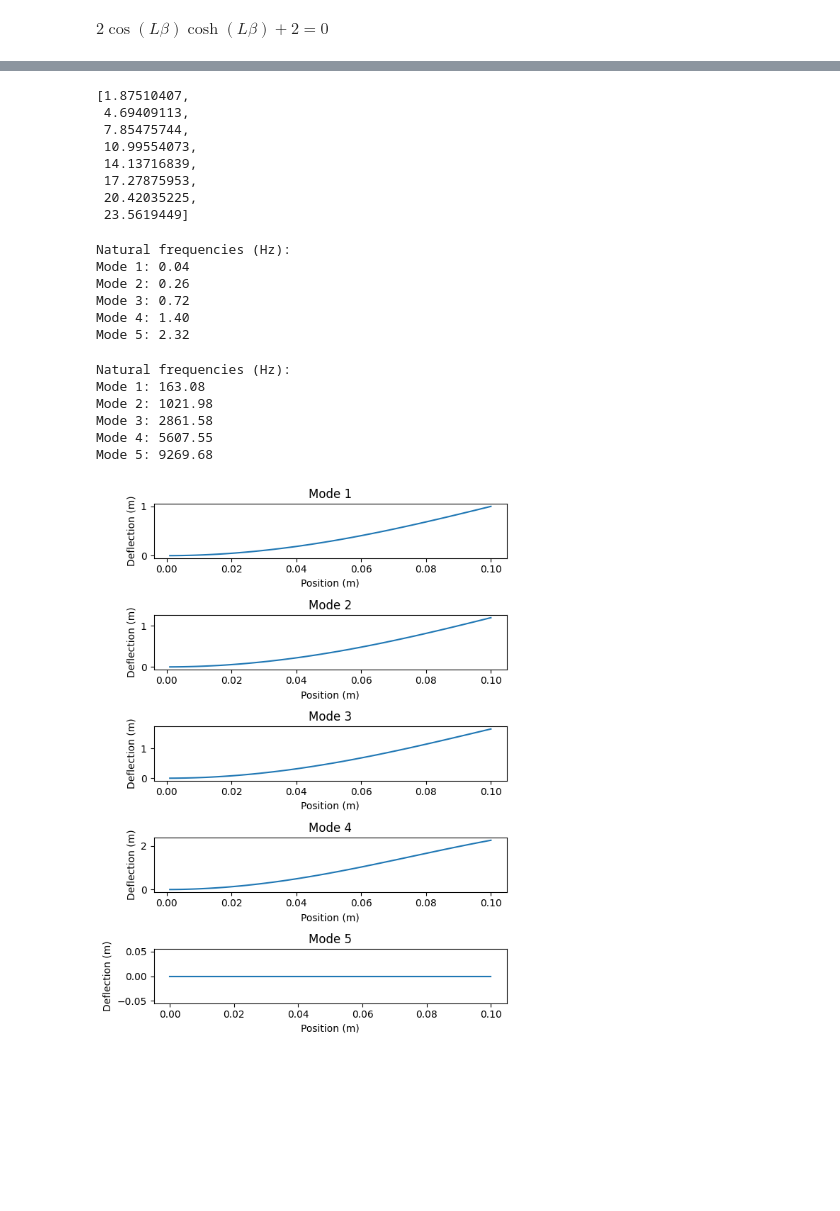
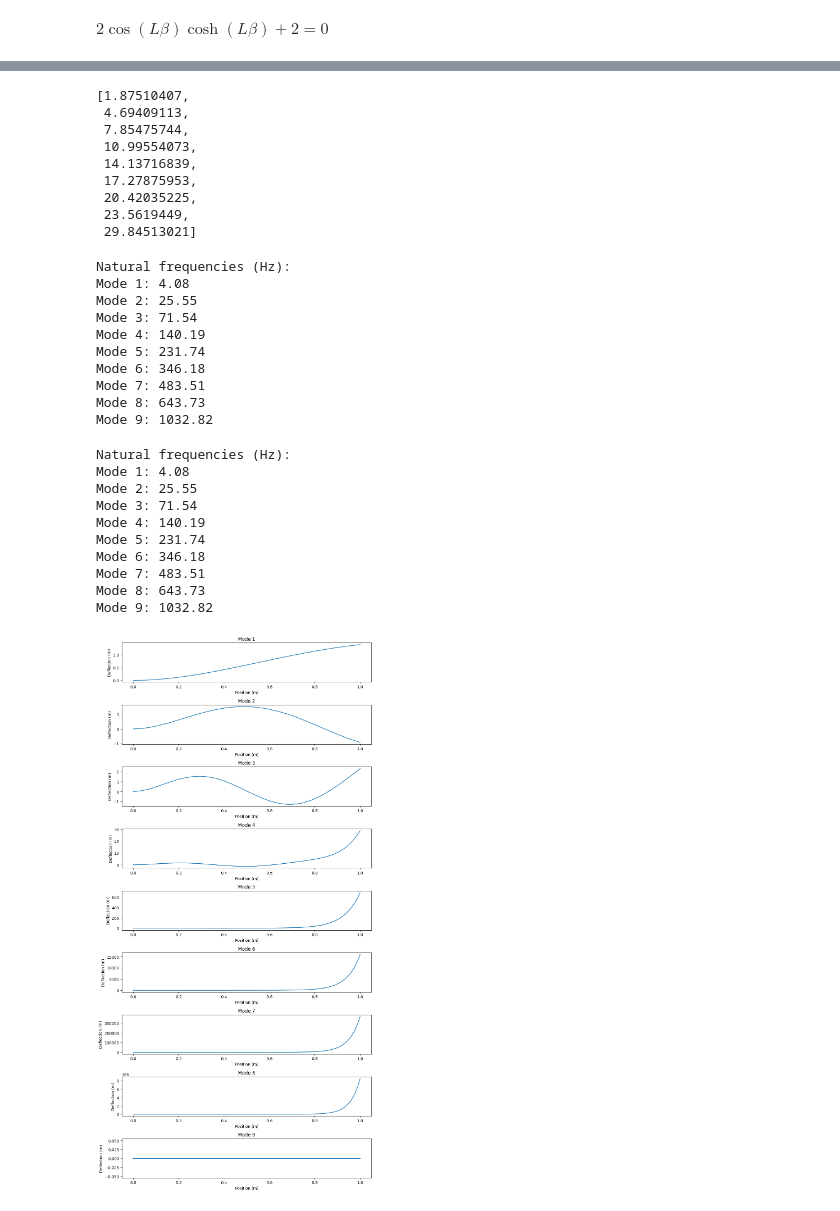
Before and after one commit to ME-UoP-ME421-Feb-2023/Rankine-CB, a Jupyter notebook: Ranke_CB (1).ipynb, the cells around one changed output, grey strips where cells are left out. Saved outputs shown, nothing was run; the diff lists cells and outputs as text; code cells hidden in the pictures; blank space fills up the shorter version.

```diff
--- a/Ranke_CB (1).ipynb
+++ b/Ranke_CB (1).ipynb
@@ -292,0 +294,7 @@ roots
+# %%
+AAA=list(roots)
+AAA
+AA=np.array(AAA)
+for i in AA:
+ AB=abs(i)
+ print(AB)
@@ -293,6 +321,6 @@ roots
 # %%
 # a = Beta*L
-a = [1.87510407,4.69409113,7.85475744,10.99554073,14.13716839,17.27875953,20.42035225,23.5619449]
+a = [1.87510407,4.69409113,7.85475744,10.99554073,14.13716839,17.27875953,20.42035225,23.5619449,29.84513021]
 a
 # %% [output]
 [1.87510407,
@@ -302,21 +330,22 @@ a
  14.13716839,
  17.27875953,
  20.42035225,
- 23.5619449]
+ 23.5619449,
+ 29.84513021]
 # %%
 # Define the beam properties
-a = 1e-2    # width (m)
+a = 2e-3    # width (m)
 b = 5e-3    # height (m)
 E = 200e9   # Young's modulus (Pa)
 I = a*b**3/12  # moment of inertia (m^4)
 rho = 7850  # density (kg/m^3)
-L = 10       # length (m)
+L = 1      # length (m)
 A = a*b     # cross-sectional area (m^2)
 
 # Calculate the natural frequencies
-n = 5       # number of modes to calculate
-beta = np.array([1.87510407, 4.69409113, 7.85475744, 10.99554073, 14.13716839])
-omega = beta[:n]**2 * np.sqrt(E*I/(rho*A*L**4))
+n = 9   # number of modes to calculate
+betaL = np.array([1.87510407, 4.69409113, 7.85475744, 10.99554073, 14.13716839,17.27875953,20.42035225,23.5619449,29.84513021])
+omega = betaL[:n]**2 * np.sqrt(E*I/(rho*A*L**4))
 
 # Print the natural frequencies
 print("Natural frequencies (Hz):")
@@ -324,60 +353,60 @@ for i in range(n):
     print(f"Mode {i+1}: {omega[i]/(2*np.pi):.2f}")
 # %% [output]
 Natural frequencies (Hz):
-Mode 1: 0.04
-Mode 2: 0.26
-Mode 3: 0.72
-Mode 4: 1.40
-Mode 5: 2.32
+Mode 1: 4.08
+Mode 2: 25.55
+Mode 3: 71.54
+Mode 4: 140.19
+Mode 5: 231.74
+Mode 6: 346.18
+Mode 7: 483.51
+Mode 8: 643.73
+Mode 9: 1032.82
 # %%
 import numpy as np
 
-# Define beam properties
-E = 200e9   # Young's modulus (Pa)
-rho = 7850  # density (kg/m^3)
-L = 0.1    # length (m)
-b = 0.003     # height (m)
-h = 0.002     # width (m)
-I = b*h**3/12  # moment of inertia (m^4)
-A = b*h     # cross-sectional area (m^2)
 
 # Calculate natural frequencies and mode shapes
-n = 5       # number of modes to calculate
-beta = np.array([1.87510407, 4.69409113, 7.85475744, 10.99554073, 14.13716839])
-omega = beta[:n]**2 * np.sqrt(E*I/(rho*A*L**4))
+n = 9      # number of modes to calculate
+betaL = np.array([1.87510407, 4.69409113, 7.85475744, 10.99554073, 14.13716839,17.27875953,20.42035225,23.5619449,29.84513021])
+omega = betaL[:n]**2 * np.sqrt(E*I/(rho*A*L**4))
 mode_shapes = np.zeros((n, 100))
 c=0
 
 
 for i in range(n):
     x = np.linspace(0, L, 100)
     for j in range(i):
-      c=c+(-((np.cosh(beta[j]*x)-np.cos(beta[j]*x))/(np.sinh(beta[j]*x-np.sin([j]*x))))*(np.sinh(beta[j]*x)-np.sin(beta[j]*x))+np.cosh(beta[j]*x)-np.cos(beta[j]*x))
+      c=np.cosh(betaL[j]*x)-np.cos(betaL[j]*x)-0.999*(np.sinh(betaL[j]*x)-np.sin(betaL[j]*x))
       mode_shapes[j, :] = c
 
 
 # Print the natural frequencies
 print("Natural frequencies (Hz):")
 for i in range(n):
     print(f"Mode {i+1}: {omega[i]/(2*np.pi):.2f}")
 
 # Plot the mode shapes
 import matplotlib.pyplot as plt
-fig, axs = plt.subplots(n, 1, figsize=(6, 8))
+fig, axs = plt.subplots(n, 1, figsize=(10,20))
 
 for i in range(n):
     axs[i].plot(x, mode_shapes[i])
     axs[i].set_xlabel("Position (m)")
     axs[i].set_ylabel("Deflection (m)")
     axs[i].set_title(f"Mode {i+1}")
 
 plt.tight_layout()
 plt.show()
 # %% [output]
 Natural frequencies (Hz):
-Mode 1: 163.08
-Mode 2: 1021.98
-Mode 3: 2861.58
-Mode 4: 5607.55
-Mode 5: 9269.68
+Mode 1: 4.08
+Mode 2: 25.55
+Mode 3: 71.54
+Mode 4: 140.19
+Mode 5: 231.74
+Mode 6: 346.18
+Mode 7: 483.51
+Mode 8: 643.73
+Mode 9: 1032.82
-[figure, old version]
+[figure, new version]
```
Also changed, not shown: parts of 15 cells of this notebook.
